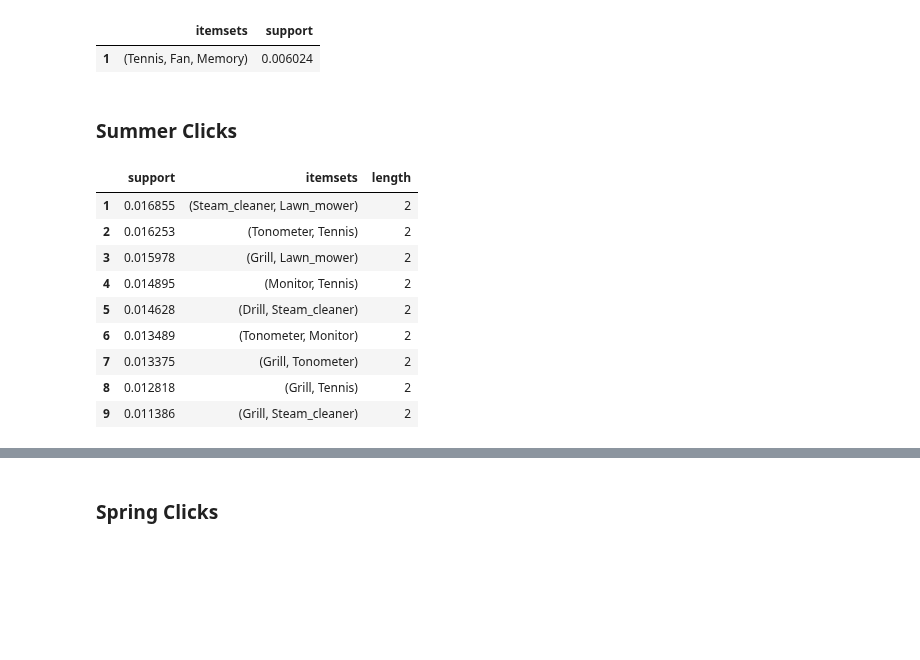
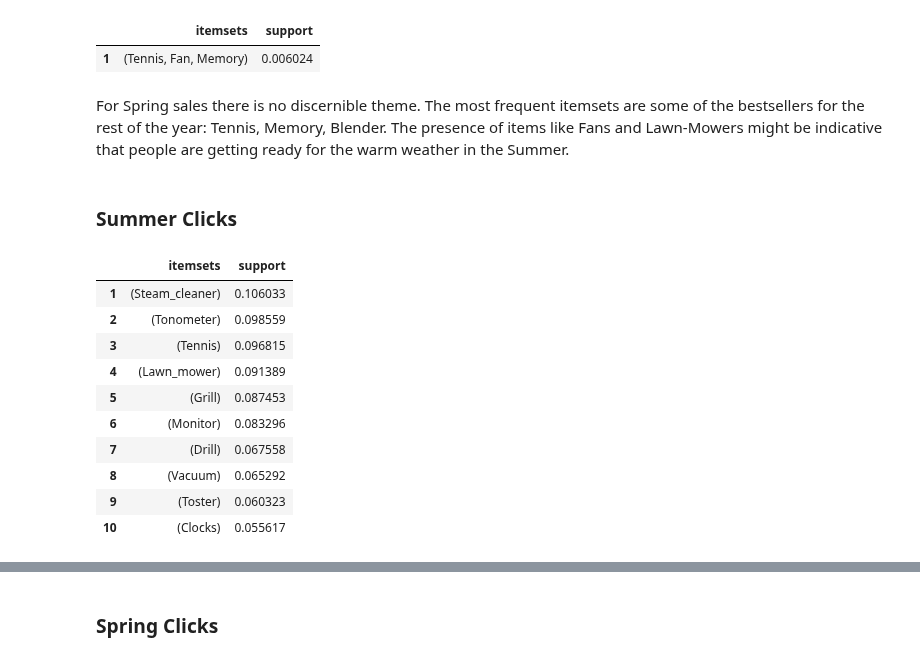
Before and after one commit to flpsantos3/PD_01, a Jupyter notebook: PD_202021_P1.ipynb, the cells around one changed output, grey strips where cells are left out. Saved outputs shown, nothing was run; the diff lists cells and outputs as text; code cells hidden in the pictures; blank space fills up the shorter version.

```diff
--- a/PD_202021_P1.ipynb
+++ b/PD_202021_P1.ipynb
@@ -838,34 +840,35 @@ itemsets_spring_buys[['itemsets', 'support']]
 # %% [output]
 |  | itemsets | support |
 | 1 | (Tennis, Fan, Memory) | 0.006024 |
+# %% [markdown]
+For Spring sales there is no discernible theme. The most frequent itemsets are some of the bestsellers for the rest of the year: Tennis, Memory, Blender. The presence of items like Fans and Lawn-Mowers might be indicative that people are getting ready for the warm weather in the Summer.
 # %% [markdown]
 ### Summer Clicks
 # %%
 # Binary database
 tr_enc = TransactionEncoder()
 trans_array = tr_enc.fit(summer_clicks).transform(summer_clicks)
 summer_clicks_binary = pd.DataFrame(trans_array, columns=tr_enc.columns_)
 
 # FP-Growth
-frequent_summer_clicks=fpgrowth(summer_clicks_binary, min_support=0.01,use_colnames=True)
+frequent_summer_clicks=fpgrowth(summer_clicks_binary, min_support=0.05,use_colnames=True)
 frequent_summer_clicks['length'] = frequent_summer_clicks['itemsets'].apply(lambda x: len(x))
-frequent_summer_clicks=frequent_summer_clicks.sort_values(by=['length','support'], ascending=False)
-frequent_summer_clicks=frequent_summer_clicks.reset_index(drop=True)
-frequent_summer_clicks.index+=1
 
-# only 2 and 3 itemsets
-itemsets_summer_clicks=frequent_summer_clicks[frequent_summer_clicks['length']>1]
+# only 1-itemsets
+itemsets_summer_clicks=frequent_summer_clicks[frequent_summer_clicks['length']==1]
+itemsets_summer_clicks=itemsets_summer_clicks.sort_values(by=['support'], ascending=False)
 itemsets_summer_clicks=itemsets_summer_clicks.reset_index(drop=True)
 itemsets_summer_clicks.index+=1
-itemsets_summer_clicks
+itemsets_summer_clicks[['itemsets', 'support']]
 # %% [output]
-|  | support | itemsets | length |
-| 1 | 0.016855 | (Steam_cleaner, Lawn_mower) | 2 |
-| 2 | 0.016253 | (Tonometer, Tennis) | 2 |
-| 3 | 0.015978 | (Grill, Lawn_mower) | 2 |
-| 4 | 0.014895 | (Monitor, Tennis) | 2 |
-| 5 | 0.014628 | (Drill, Steam_cleaner) | 2 |
-| 6 | 0.013489 | (Tonometer, Monitor) | 2 |
-| 7 | 0.013375 | (Grill, Tonometer) | 2 |
-| 8 | 0.012818 | (Grill, Tennis) | 2 |
-| 9 | 0.011386 | (Grill, Steam_cleaner) | 2 |
+|  | itemsets | support |
+| 1 | (Steam_cleaner) | 0.106033 |
+| 2 | (Tonometer) | 0.098559 |
+| 3 | (Tennis) | 0.096815 |
+| 4 | (Lawn_mower) | 0.091389 |
+| 5 | (Grill) | 0.087453 |
+| 6 | (Monitor) | 0.083296 |
+| 7 | (Drill) | 0.067558 |
+| 8 | (Vacuum) | 0.065292 |
+| 9 | (Toster) | 0.060323 |
+| 10 | (Clocks) | 0.055617 |
```
Also changed, not shown: parts of 10 cells of this notebook.
